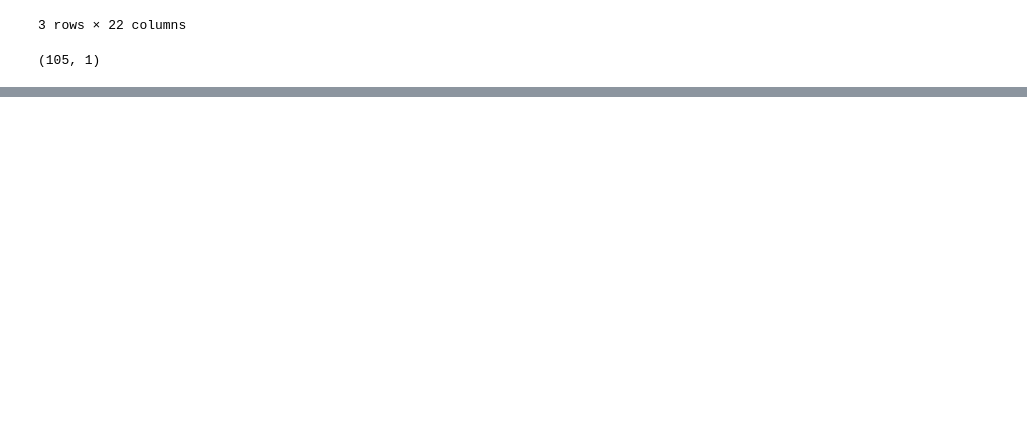
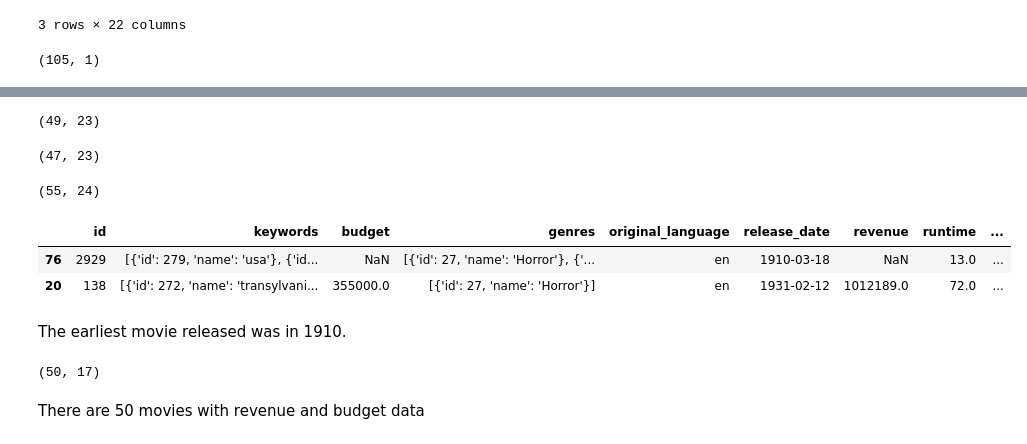
Before and after one commit to laurenemilyto/film_adapatation_success, a Jupyter notebook: Data Cleansing.ipynb, the cells around one changed output, grey strips where cells are left out. Cells and saved outputs as stored; diff of their text form; code cells hidden in the pictures; blank space fills up the shorter version.

```diff
--- a/Predicting Book to Movie Adaptations.ipynb
+++ b/Data Cleansing.ipynb
@@ -226,0 +212,32 @@ final_df.head(2)
+# %%
+# Convert budget column to numeric and replace 0's with NaN to find missing values
+final_df['budget'] = pd.to_numeric(final_df['budget'], errors='coerce')
+final_df['budget'] = final_df['budget'].replace(0, np.nan)
+final_df[final_df['budget'].isnull()].shape
+# %% [output]
+(49, 23)
+# %%
+# Replace 0's with NaN to detect missing values in revenue column
+final_df['revenue'] = final_df['revenue'].replace(0, np.nan)
+final_df[final_df['revenue'].isnull()].shape
+# %% [output]
+(47, 23)
+# %%
+# Create new column for the ratio of revenue to budget and detect missing values
+final_df['return'] = final_df['revenue'] / final_df['budget']
+final_df[final_df['return'].isnull()].shape
+# %% [output]
+(55, 24)
+# %%
+# Drop unneeded columns from final_df
+final_df = final_df.drop(['adult','imdb_id','imdbId', 'status', 'ratings_count', 'movieId',
+                          'original_title'], axis=1)
+# %%
+# Sort values to find earliest movie release date
+final_df.sort_values('release_date').head(2)
+# %% [output]
+|  | id | keywords | budget | genres | original_language | release_date | revenue | runtime | ... |
+| 76 | 2929 | [{'id': 279, 'name': 'usa'}, {'id... | NaN | [{'id': 27, 'name': 'Horror'}, {'... | en | 1910-03-18 | NaN | 13.0 | ... |
+| 20 | 138 | [{'id': 272, 'name': 'transylvani... | 355000.0 | [{'id': 27, 'name': 'Horror'}] | en | 1931-02-12 | 1012189.0 | 72.0 | ... |
+# %% [markdown]
+The earliest movie released was in 1910.
@@ -229 +258,9 @@ final_df.head(2)
 final_df.to_csv('book_to_film_adaptations.csv')
+# %%
+# Drop NaN values to find book-to-film adaptations with revenue and budget data
+movie_return_df = final_df.dropna(axis=0, subset=['movie return'])
+movie_return_df.shape
+# %% [output]
+(50, 17)
+# %% [markdown]
+There are 50 movies with revenue and budget data
```
Also changed, not shown: parts of 10 cells of this notebook, 6 other files.
